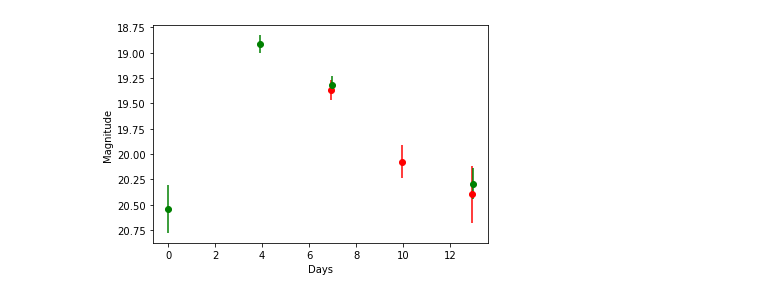
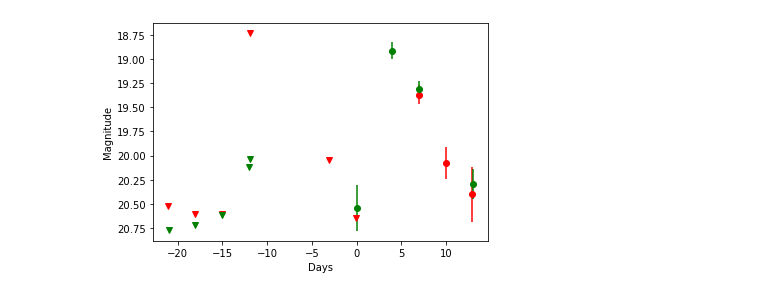
Before and after one commit to magerhart/Summer-Research, a Jupyter notebook: Extragalactic Transient light curves (2).ipynb, the cells around one changed output. Drawn from its saved outputs; the diff is of its cells as text; code cells hidden in the pictures.

```diff
--- a/Extragalactic Transient light curves (2).ipynb
+++ b/Extragalactic Transient light curves (2).ipynb
@@ -645,13 +558,19 @@ plotname = ET_4
 # %%
 red_points = plotname['fid']==2
 green_points = plotname['fid']==1
 plt.errorbar(plotname['mjd'][red_points]-plotname['mjd'][0], plotname['magpsf'][red_points], plotname['sigmapsf'][red_points], c='red', fmt='o')
 plt.errorbar(plotname['mjd'][green_points]-plotname['mjd'][0], plotname['magpsf'][green_points], plotname['sigmapsf'][green_points], c='green', fmt='o')
+
+nd_red_points = non_detection['fid']==2
+nd_green_points = non_detection['fid']==1
+plt.errorbar(non_detection['mjd'][nd_red_points]-plotname['mjd'][0], non_detection['diffmaglim'][nd_red_points], c='red', fmt='v')
+plt.errorbar(non_detection['mjd'][nd_green_points]-plotname['mjd'][0], non_detection['diffmaglim'][nd_green_points], c='green', fmt='v')
+
 plt.xlabel("Days")
 plt.ylabel("Magnitude")
 plt.gca().invert_yaxis()
 # %% [output]
-[figure, old version]
+[figure, new version]
 # %%
 # red filter for transient 4
 
```
Also changed, not shown: parts of 10 cells of this notebook.
